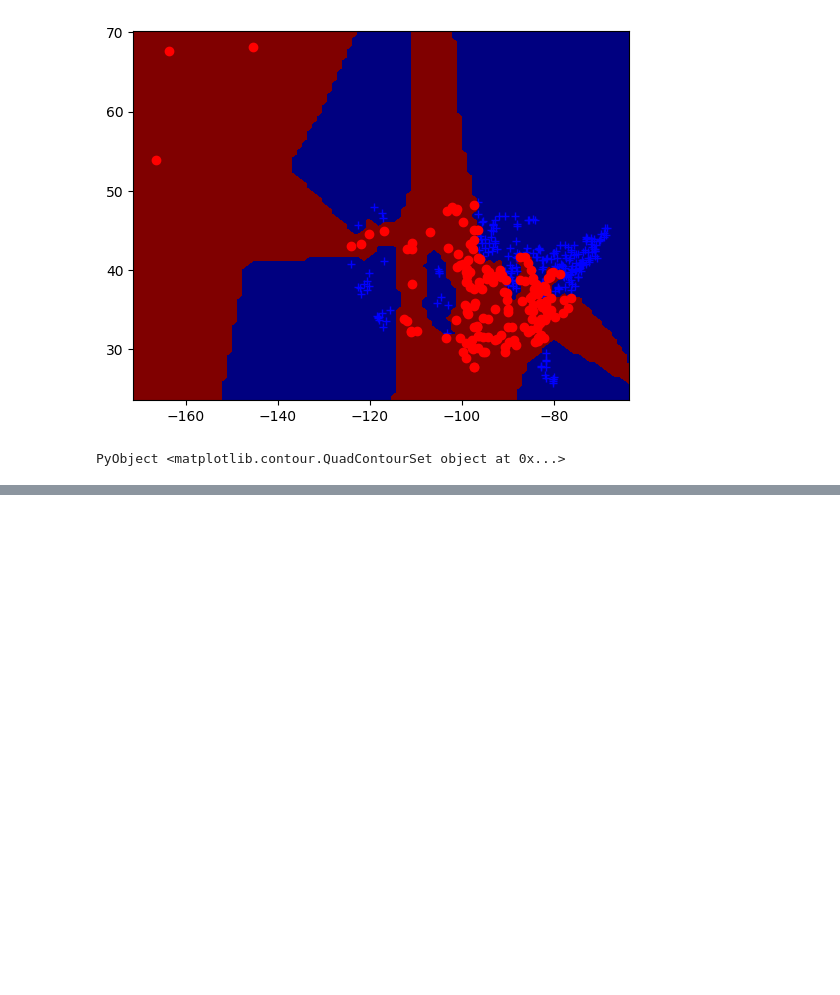
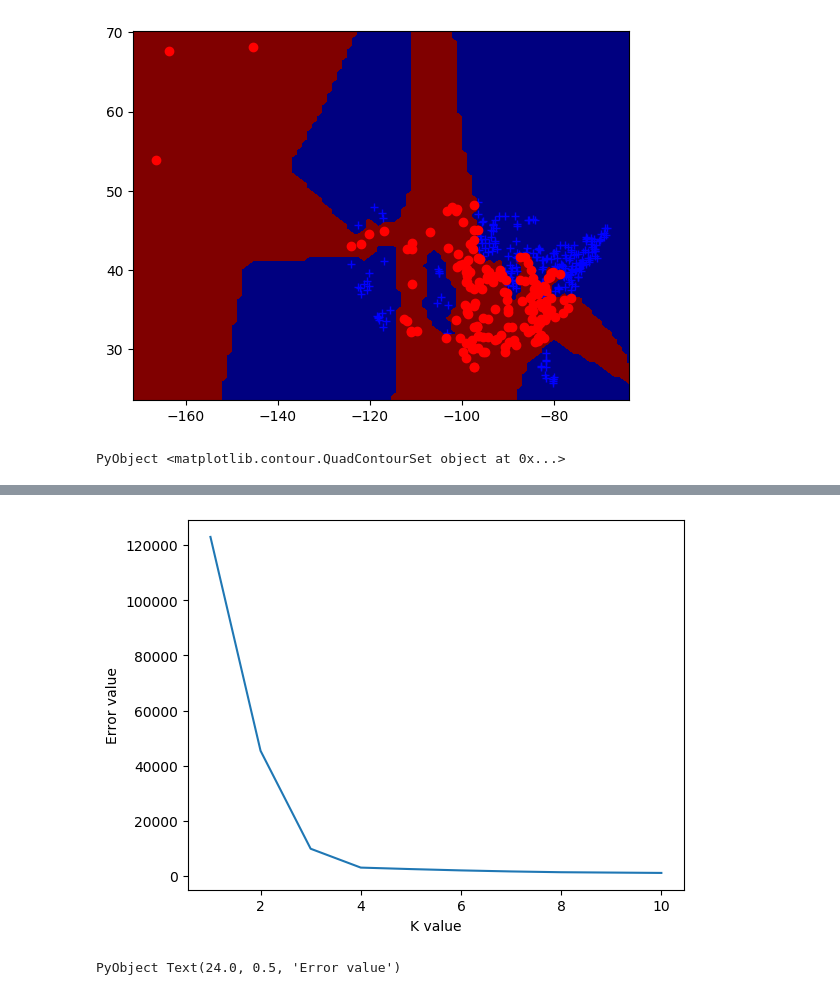
Before and after one commit to ZijiaZhang/CPSC340Assignments, a Jupyter notebook: A2/a2/Untitled.ipynb, the cells around one changed output, grey strips where cells are left out. Cells and saved outputs as stored; diff of their text form; code cells hidden in the pictures; blank space fills up the shorter version.

```diff
--- a/A2/a2/Untitled.ipynb
+++ b/A2/a2/Untitled.ipynb
@@ -302,0 +289,28 @@ Test Error with 1-nearest neighbours: 0.241
+# %%
+using JLD
+X = load("clusterData.jld","X")
+
+# K-means clustering
+include("kMeans.jl")
+goodErrors = zeros(10,1);
+XValue = zeros(10,1);
+for k in 1:10
+    goodErrors[k] = Inf
+    for i in 1:50
+        model = kMeans(X,k,doPlot=false);
+        y = model.predict(X);
+        thisError = kMeansError(X,y,model.W);
+        if (goodErrors[k] - thisError > 0)
+            goodErrors[k] = thisError
+            XValue[k] = k
+        end
+    end
+end
+
+using PyPlot
+plot(XValue,goodErrors)
+xlabel("K value")
+ylabel("Error value")
+# %% [output]
+[figure, added]
+PyObject Text(24.0, 0.5, 'Error value')
```
Also changed, not shown: parts of 13 cells of this notebook, 41 other files.
